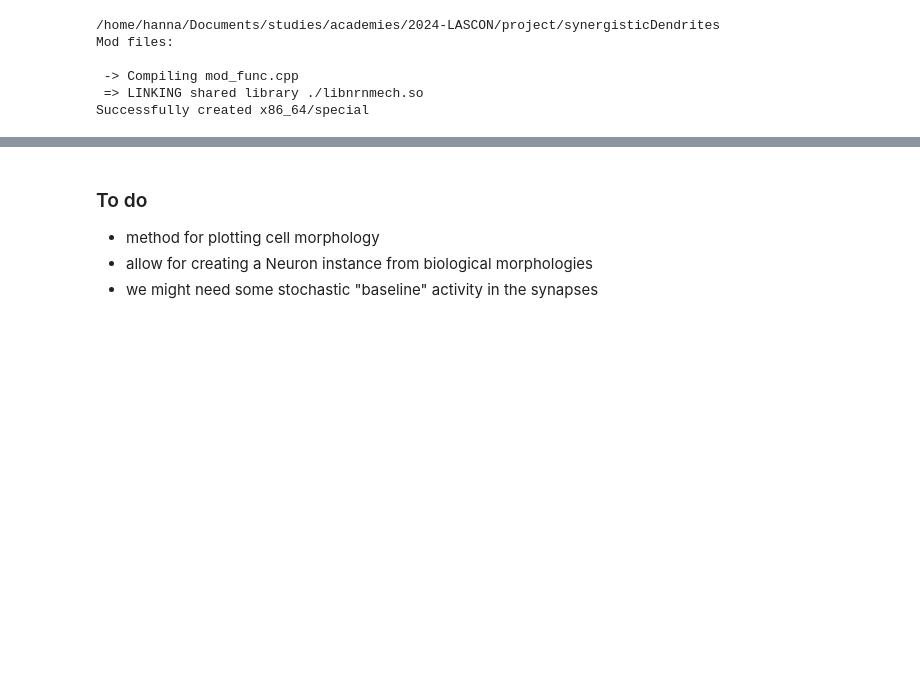
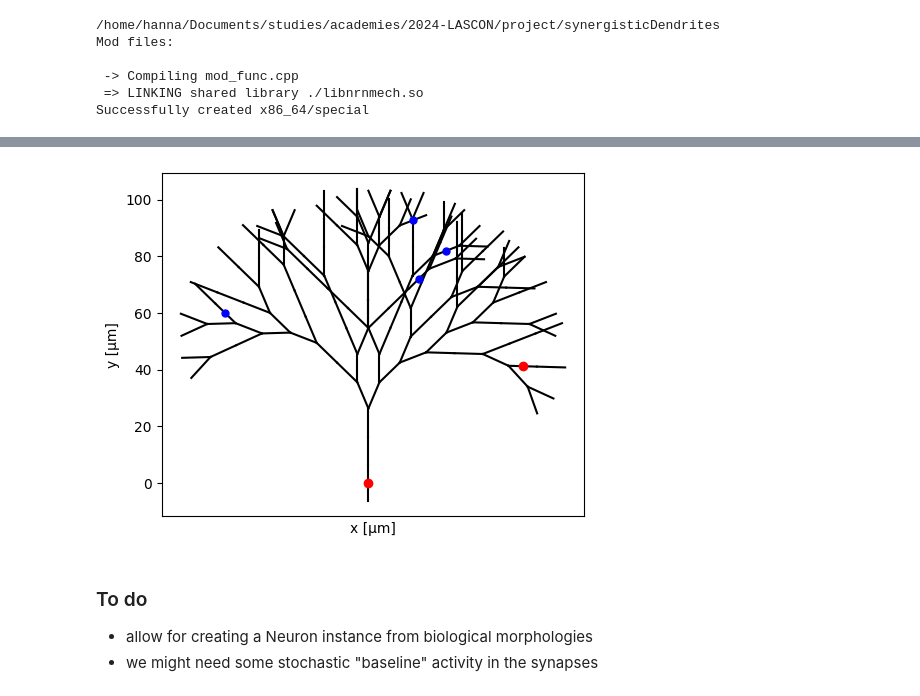
Before and after one commit to hannatolle/synergisticDendrites, a Jupyter notebook: NeuronClass.ipynb, the cells around one changed output, grey strips where cells are left out. Cells and saved outputs as stored; diff of their text form; code cells hidden in the pictures; blank space fills up the shorter version.

Commit message:
add: function for plotting the cell morphology

```diff
--- a/NeuronClass.ipynb
+++ b/NeuronClass.ipynb
@@ -377,5 +375,42 @@ stimulating dendrites: 57, 103, 5, 117, 80, 19, 110, 42, 26, 22
+# %%
+def plotNeuron(dendIdx, loc=0.5, apicalDendIdx=None, apicalDendLoc=0.5):
+    """Plots the morphology of a neuron.
+    Parameters:
+    ----------
+    dendIdx (list): indices of the dendrites with relevant input synapses
+    loc (value from 0 to 1): location(s) of the input synapse on the dendrites
+    apicalDendIdx (list): indices of apical dendrites with background noise synpases
+    apicalDendLoc (value from 0 to 1): location(s) of the background noise synapses on the dendrites
+    """
+    # get the section list from the neuron
+    sl = h.SectionList([sec for sec in h.allsec()])
+
+    # pass section list to LFPy Cell object
+    cell = LFPy.Cell(sl)
+
+    # plot the dendritic tree
+    fig = plt.figure(figsize=(12, 12))
+    ax1 = fig.add_subplot(121, aspect=1, xticks=[], xlabel='x [µm]', ylabel='y [µm]')
+    ax1.plot(cell.y.T, cell.x.T, c='k')
+
+    # plot the input synapses
+    for i in dendIdx:
+        # get the x and y position of the synapse on the dendrite
+        x = sum(cell.x[i])*loc
+        y = sum(cell.y[i])*loc
+        ax1.plot(y, x, 'ro')
+
+    # plot background noise synapses
+    for i in apicalDendIdx:
+        # get the x and y position of the synapse on the dendrite
+        x = sum(cell.x[i])*apicalDendLoc
+        y = sum(cell.y[i])*apicalDendLoc
+        ax1.plot(y, x, 'bo', markersize=5)
+# %%
+plotNeuron([0, 15], apicalDendIdx=[70, 100, 111, 150])
+# %% [output]
+[figure, added]
 # %% [markdown]
 ### To do
-- method for plotting cell morphology
 - allow for creating a Neuron instance from biological morphologies
 - we might need some stochastic "baseline" activity in the synapses
```
Also changed, not shown: parts of 3 cells of this notebook.
